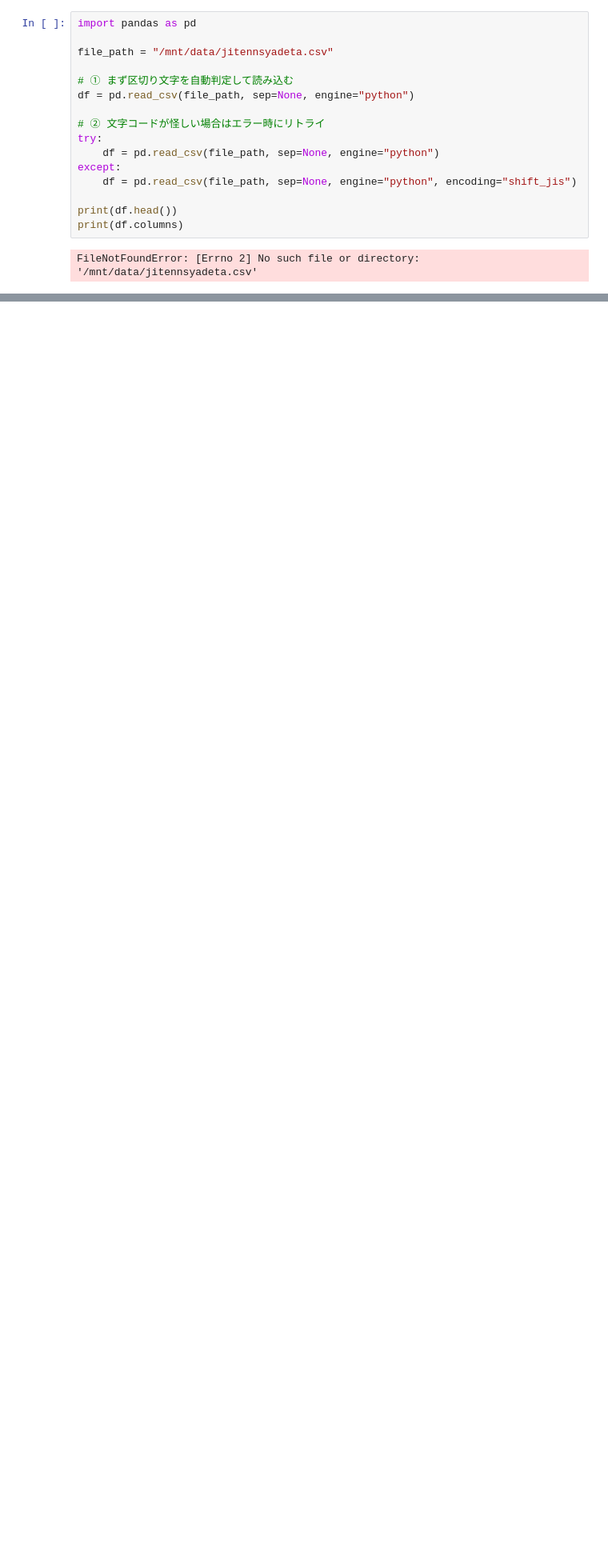
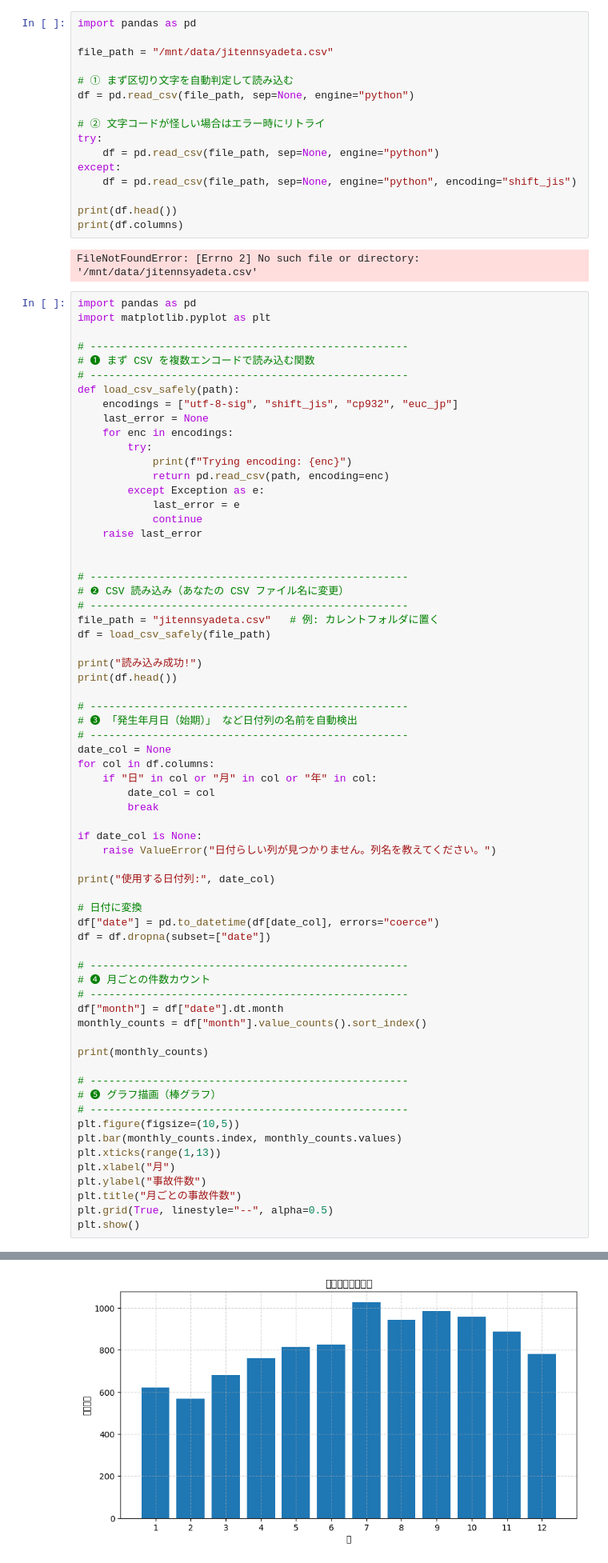
Before and after one commit to nami9983/Week6, a Jupyter notebook: jitennsya.ipynb, the cells around one changed output, grey strips where cells are left out. Shown at 80% size. Saved outputs shown, nothing was run; the diff lists cells and outputs as text; blank space fills up the shorter version.

```diff
--- a/jitennsya.ipynb
+++ b/jitennsya.ipynb
@@ -256,3 +256,70 @@ print(df.head())
 print(df.columns)
 # %% [output]
 FileNotFoundError: [Errno 2] No such file or directory: '/mnt/data/jitennsyadeta.csv'
+# %%
+import pandas as pd
+import matplotlib.pyplot as plt
+
+# ---------------------------------------------------
+# ❶ まず CSV を複数エンコードで読み込む関数
+# ---------------------------------------------------
+def load_csv_safely(path):
+    encodings = ["utf-8-sig", "shift_jis", "cp932", "euc_jp"]
+    last_error = None
+    for enc in encodings:
+        try:
+            print(f"Trying encoding: {enc}")
+            return pd.read_csv(path, encoding=enc)
+        except Exception as e:
+            last_error = e
+            continue
+    raise last_error
+
+
+# ---------------------------------------------------
+# ❷ CSV 読み込み（あなたの CSV ファイル名に変更）
+# ---------------------------------------------------
+file_path = "jitennsyadeta.csv"   # 例: カレントフォルダに置く
+df = load_csv_safely(file_path)
+
+print("読み込み成功!")
+print(df.head())
+
+# ---------------------------------------------------
+# ❸ 「発生年月日（始期）」 など日付列の名前を自動検出
+# ---------------------------------------------------
+date_col = None
+for col in df.columns:
+    if "日" in col or "月" in col or "年" in col:
+        date_col = col
+        break
+
+if date_col is None:
+    raise ValueError("日付らしい列が見つかりません。列名を教えてください。")
+
+print("使用する日付列:", date_col)
+
+# 日付に変換
+df["date"] = pd.to_datetime(df[date_col], errors="coerce")
+df = df.dropna(subset=["date"])
+
+# ---------------------------------------------------
+# ❹ 月ごとの件数カウント
+# ---------------------------------------------------
+df["month"] = df["date"].dt.month
+monthly_counts = df["month"].value_counts().sort_index()
+
+print(monthly_counts)
+
+# ---------------------------------------------------
+# ❺ グラフ描画（棒グラフ）
+# ---------------------------------------------------
+plt.figure(figsize=(10,5))
+plt.bar(monthly_counts.index, monthly_counts.values)
+plt.xticks(range(1,13))
+plt.xlabel("月")
+plt.ylabel("事故件数")
+plt.title("月ごとの事故件数")
+plt.grid(True, linestyle="--", alpha=0.5)
+plt.show()
+# %% [output]
@@ -258,0 +343 @@ FileNotFoundError: [Errno 2] No such file or directory: '/mnt/data/jitennsyadeta
+[figure, added]
```
Also changed, not shown: parts of 1 cell of this notebook.
